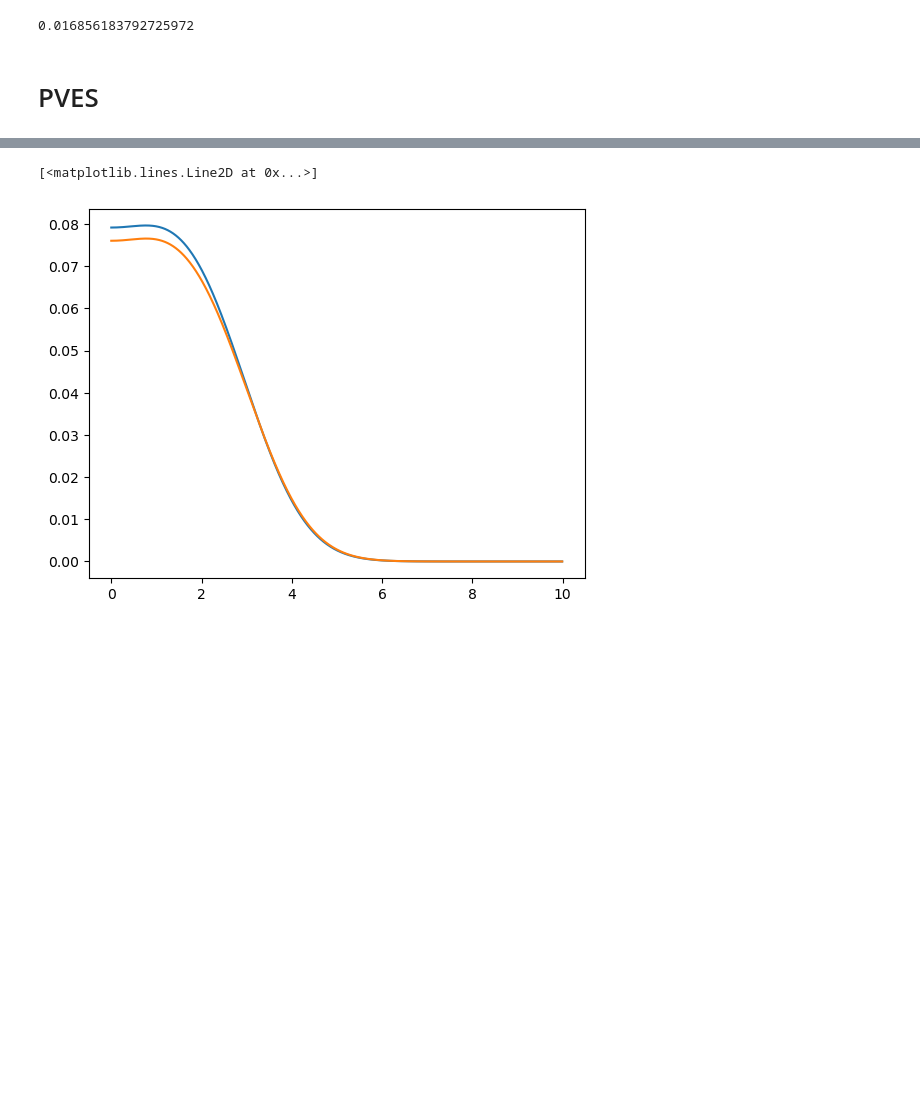
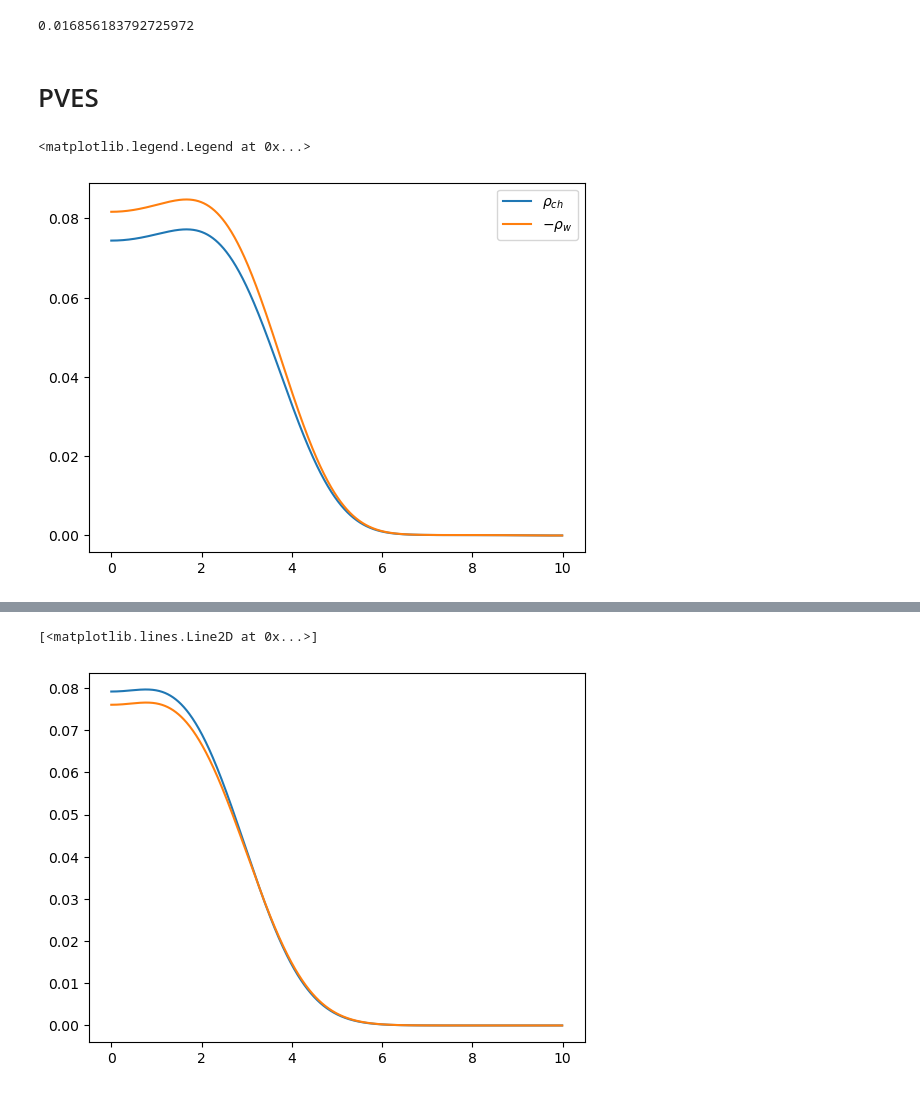
Before and after one commit to Partynumbers42/phasr, a Jupyter notebook: Example.ipynb, the cells around one changed output, grey strips where cells are left out. Cells and saved outputs as stored; diff of their text form; code cells hidden in the pictures; blank space fills up the shorter version.

```diff
--- a/Example.ipynb
+++ b/Example.ipynb
@@ -653,5 +651,15 @@ import matplotlib.pyplot as plt
 # %%
 ai_48Ti=np.array([0.03392,0.05913,0.01547,-0.02550,-0.0152,0.0029,0.0037])
 R_48Ti=9.25
-nucleus_48Ti = phr.nucleus('48Ti_FB',Z=22,A=48,ai=ai_48Ti,R=R_48Ti)
-#
+nucleus_48Ti_test0 = phr.nucleus('48Ti_FB',Z=22,A=48,ai=ai_48Ti,R=R_48Ti)
+weak_charge_48Ti_test=nucleus_48Ti_test0.Qw
+total_charge_48Ti_test=nucleus_48Ti_test0.total_charge
+nucleus_48Ti_test = phr.nucleus('48Ti_FB',Z=22,A=48,ai=ai_48Ti,R=R_48Ti,ai_weak=weak_charge_48Ti_test/total_charge_48Ti_test*ai_48Ti,R_weak=R_48Ti)
+# %%
+r=np.arange(0,10,1e-2)
+plt.plot(r,nucleus_48Ti_test.charge_density(r),label=r'$\rho_{ch}$')
+plt.plot(r,-nucleus_48Ti_test.weak_density(r),label=r'$-\rho_{w}$')
+plt.legend()
+# %% [output]
+<matplotlib.legend.Legend at 0x...>
+[figure, added]
```
Also changed, not shown: parts of 15 cells of this notebook, 1 other file.
